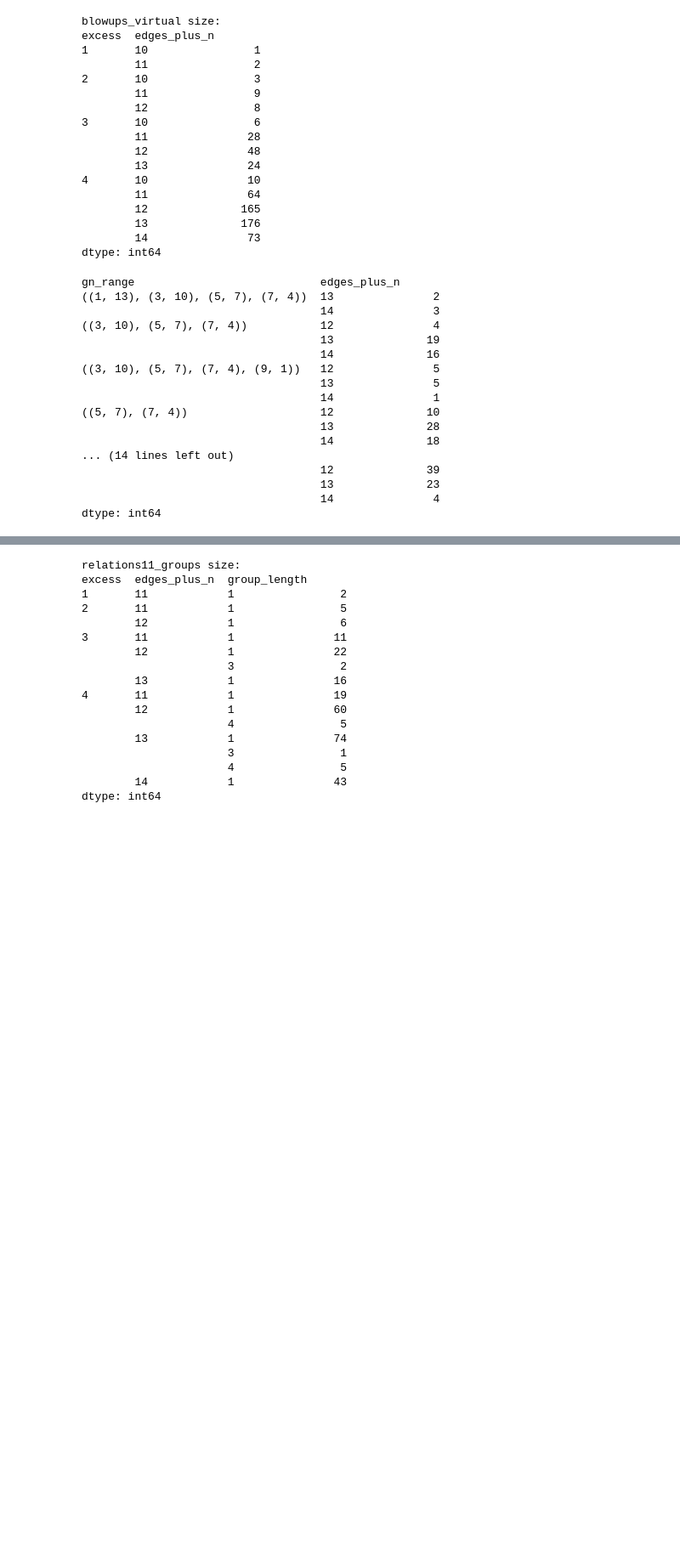
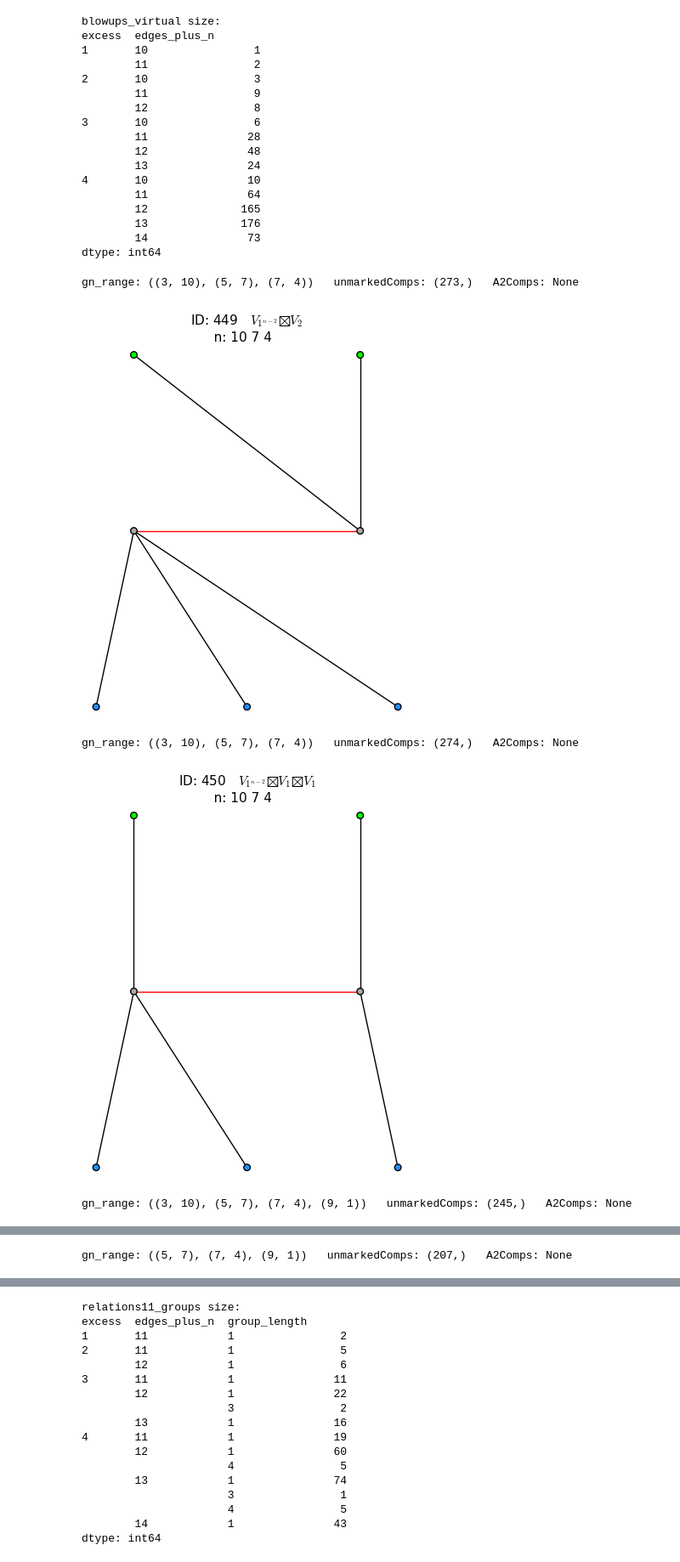
Before and after one commit to bellimarco/Getzler-Kapranov-Graph-Cohomology-Computations-in-weight-13, a Jupyter notebook: MBELLI_Main.ipynb, the cells around one changed output, grey strips where cells are left out. Shown at 85% size. Drawn from its saved outputs; the diff is of its cells as text; code cells hidden in the pictures; blank space fills up the shorter version.

```diff
--- a/MBELLI_Main.ipynb
+++ b/MBELLI_Main.ipynb
@@ -1211,47 +1232,35 @@ dtype: int64
 # %%
 def get_blowups_virtual(excess=None,partition=None,vertices=None,unmarkedComp_ID_set=None,crossType=None, gn=None,edges_plus_n=None):
     frame = blowups_virtual
     conditions = frame['excess']>=0
     if crossType!=None:
         if crossType=='BB': conditions = conditions & (frame['crossType']=='B') | (frame['crossType']=='Birr')
         else: conditions = conditions & (frame['crossType']==crossType)
     if excess!=None: conditions = conditions & (frame['excess']==excess)
     if gn!=None: conditions = conditions & frame['gn_range'].apply(lambda gn_range: gn in gn_range)
     if partition!=None: conditions = conditions & (frame['partition']==partition)
     if vertices!=None: conditions = conditions & (frame['vertices']==vertices)
     if unmarkedComp_ID_set!=None: conditions = conditions & (frame['unmarkedComp_ID_set']==unmarkedComp_ID_set)
     if edges_plus_n!=None: conditions = conditions & (frame['edges_plus_n']==edges_plus_n)
     #if modified!=None: conditions = conditions & (frame)
     return frame[conditions]
 
-for row in get_blowups_virtual(excess=2).itertuples():
-    break
+for row in get_blowups_virtual(excess=4, partition=(4,), crossType='B', edges_plus_n=13).itertuples():
+    #break
     print(f"gn_range: {row.gn_range}   unmarkedComps: {row.unmarkedComp_ID_set}   A2Comps: {row.A2Comp_ID_set}")
     row.graph.show(title=True, specht=True, gn_range=True)
     #for C in row.graph.crossedComponent.crossTypeA2_blowupComponents: C.show()
 for (id, group) in blowups_virtual.groupby('relation2groupID'):
     break
     if len(relations2_groups.loc[id].basis)>1:
         print(f"rel2 group ID:  {id}")
         for row in group.itertuples():
             row.graph.show(title=True, specht=True, gn_range=True)
 
 print(get_blowups_virtual(excess=4).groupby(['gn_range','edges_plus_n']).size())
 # %% [output]
-gn_range                            edges_plus_n
-((1, 13), (3, 10), (5, 7), (7, 4))  13               2
-                                    14               3
-((3, 10), (5, 7), (7, 4))           12               4
-                                    13              19
-                                    14              16
-((3, 10), (5, 7), (7, 4), (9, 1))   12               5
-                                    13               5
-                                    14               1
-((5, 7), (7, 4))                    12              10
-                                    13              28
-                                    14              18
-... (14 lines left out)
-                                    12              39
-                                    13              23
-                                    14               4
-dtype: int64
+gn_range: ((3, 10), (5, 7), (7, 4))   unmarkedComps: (273,)   A2Comps: None
+[figure, added]
+gn_range: ((3, 10), (5, 7), (7, 4))   unmarkedComps: (274,)   A2Comps: None
+[figure, added]
+gn_range: ((3, 10), (5, 7), (7, 4), (9, 1))   unmarkedComps: (245,)   A2Comps: None
@@ -1257,0 +1268 @@ dtype: int64
+gn_range: ((5, 7), (7, 4), (9, 1))   unmarkedComps: (207,)   A2Comps: None
```
Also changed, not shown: parts of 6 cells of this notebook, 13 other files.
